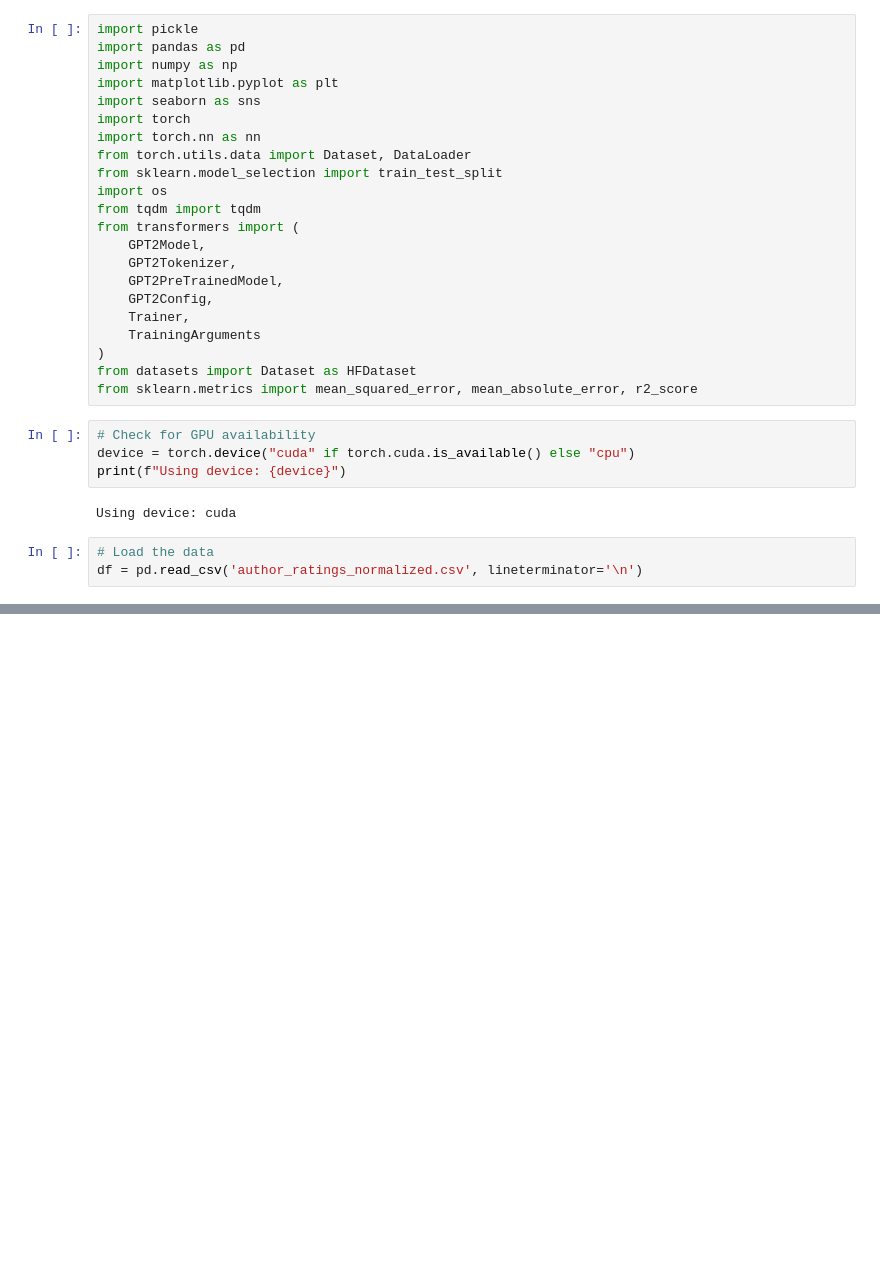
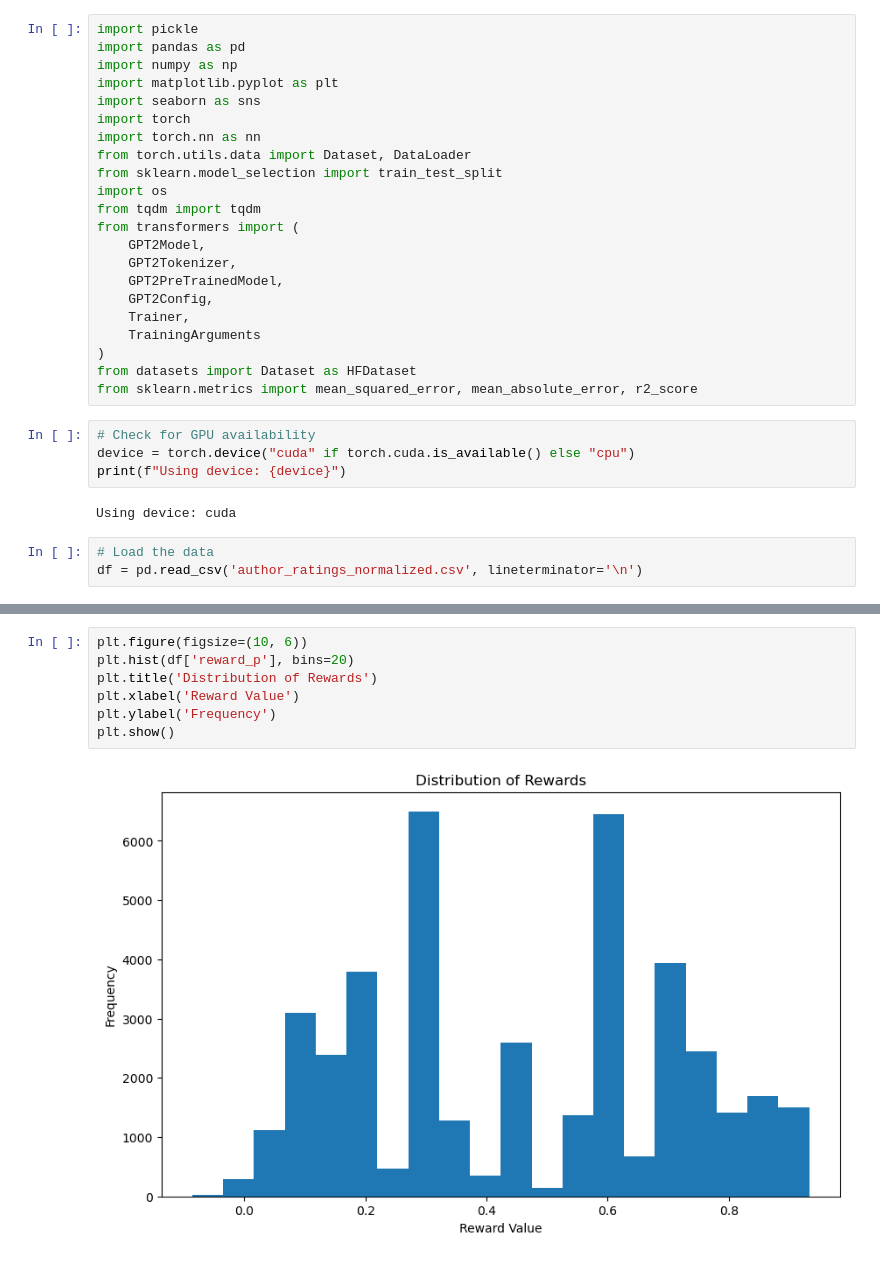
Before and after one commit to tsamtsam/glicko_rlhf, a Jupyter notebook: glicko_gpt.ipynb, the cells around one changed output, grey strips where cells are left out. Drawn from its saved outputs; the diff is of its cells as text; blank space fills up the shorter version.

```diff
--- a/glicko_gpt.ipynb
+++ b/glicko_gpt.ipynb
@@ -68,3 +68,12 @@ Name: reward, dtype: float64
+# %%
+plt.figure(figsize=(10, 6))
+plt.hist(df['reward_p'], bins=20)
+plt.title('Distribution of Rewards')
+plt.xlabel('Reward Value')
+plt.ylabel('Frequency')
+plt.show()
+# %% [output]
+[figure, added]
 # %%
 class GPT2ForRegression(GPT2PreTrainedModel):
     def __init__(self, config):
```
Also changed, not shown: parts of 15 cells of this notebook, 1 other file.
